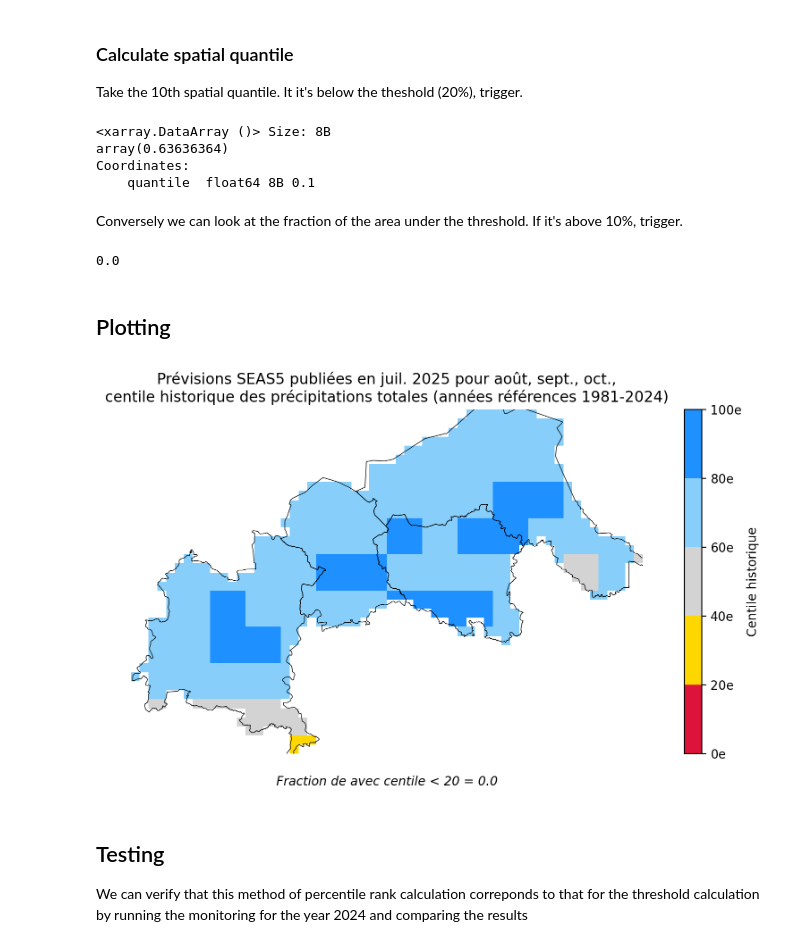
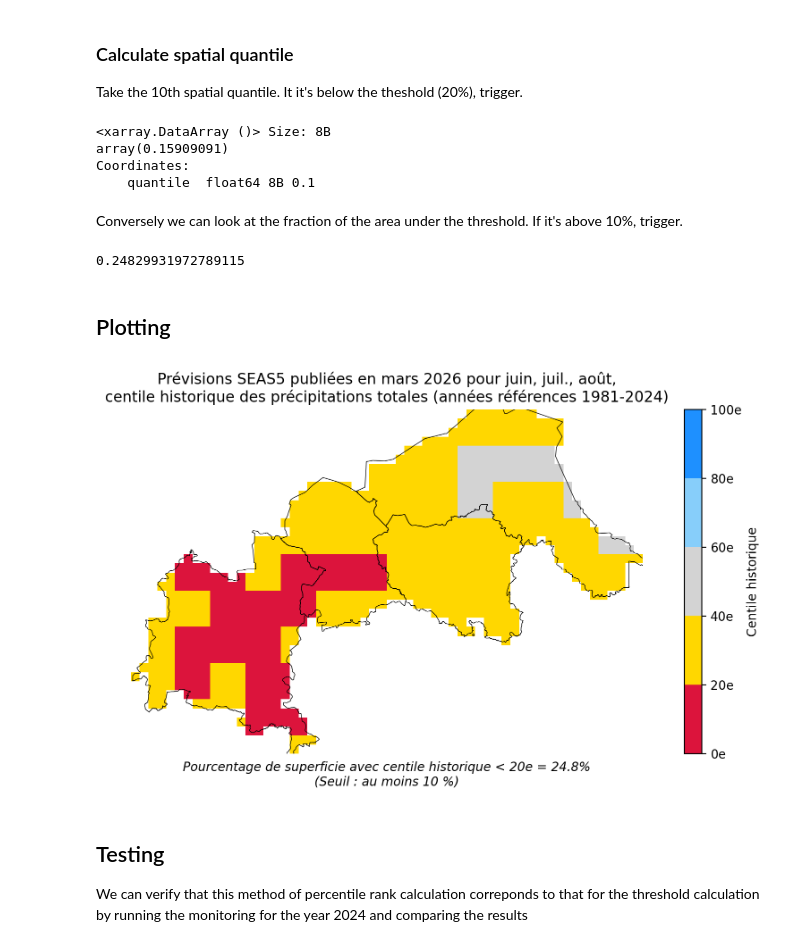
Before and after one commit to OCHA-DAP/pa-aa-bfa-drought, a Jupyter notebook: analysis/monitoring_2025.ipynb, the cells around one changed output. Saved outputs shown, nothing was run; the diff lists cells and outputs as text; code cells hidden in the pictures.

```diff
--- a/analysis/monitoring_2025.ipynb
+++ b/analysis/monitoring_2025.ipynb
@@ -37,10 +37,10 @@ adm1 = codab.load_codab_from_blob(admin_level=1, aoi_only=True)
 
 Set `window` based on monitoring window (1 is March, 2 is July).
 # %%
-window = 2
-year = 2025
+window = 1
+year = 2026
 # %%
-mo_lt_combos = ORIGINAL_MO_LT_COMBOS[window - 1 : window]
+mo_lt_combos = ORIGINAL_MO_LT_COMBOS[:window]
 # %%
 mo_lt_combos
 # %% [output]
@@ -153,7 +149,7 @@ Take the 10th spatial quantile. It it's below the theshold (20%), trigger.
 da_current_percentile.quantile(ORIGINAL_Q, dim=["x", "y"])
 # %% [output]
 <xarray.DataArray ()> Size: 8B
-array(0.63636364)
+array(0.15909091)
 Coordinates:
     quantile  float64 8B 0.1
 # %% [markdown]
@@ -166,7 +162,7 @@ da_triggering = (da_current_percentile < THRESH).where(
 frac_area_triggering = float(da_triggering.mean())
 frac_area_triggering
 # %% [output]
-0.0
+0.24829931972789115
 # %% [markdown]
 ## Plotting
 # %%
@@ -204,35 +200,40 @@ ax.axis("off")
 adm1.boundary.plot(ax=ax, color="k", linewidth=0.5)
 
 ax.set_title(
     f"Prévisions SEAS5 publiées en {mo_fr} {year} pour {v_mo_fr},\n"
     "centile historique des précipitations totales (années références 1981-2024)"
 )
 
+# bottom_text = (
+#     f"Fraction de avec centile < {THRESH*100:.0f} = {frac_area_triggering:.1f}"
+# )
+
 bottom_text = (
-    f"Fraction de avec centile < {THRESH*100:.0f} = {frac_area_triggering:.1f}"
+    f"Pourcentage de superficie avec centile historique < {THRESH*100:.0f}e = {frac_area_triggering*100:.1f}%\n"
+    "(Seuil : au moins 10 %)"
 )
 
 # Add the bottom text with smaller font, italicized
 ax.text(
     0.5,
     -0.1,
     bottom_text,
     ha="center",
     va="bottom",
     transform=ax.transAxes,
     fontsize=10,
     style="italic",
     color="black",
 )
 
 
 cbar = plt.colorbar(
     ax.collections[0], ax=ax, norm=norm, cmap=cmap, boundaries=boundaries
 )
 cbar.set_label("Centile historique")
 cbar.ax.yaxis.set_major_formatter(FuncFormatter(lambda x, _: f"{x*100:.0f}e"))
 # %% [output]
-[figure, old version]
+[figure, new version]
 # %% [markdown]
 ## Testing
 
```
Also changed, not shown: parts of 5 cells of this notebook, 1 other file.
